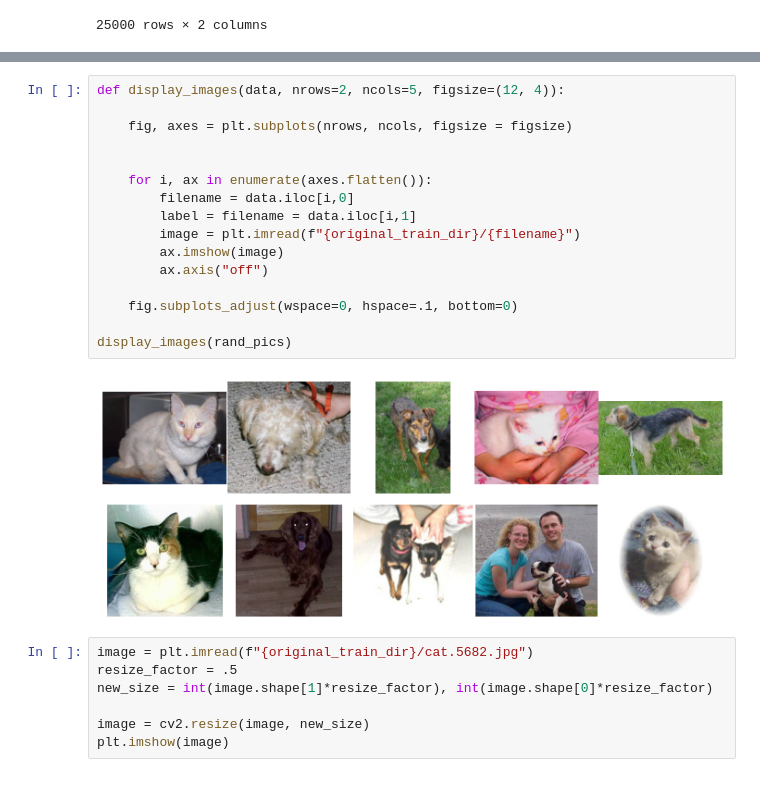
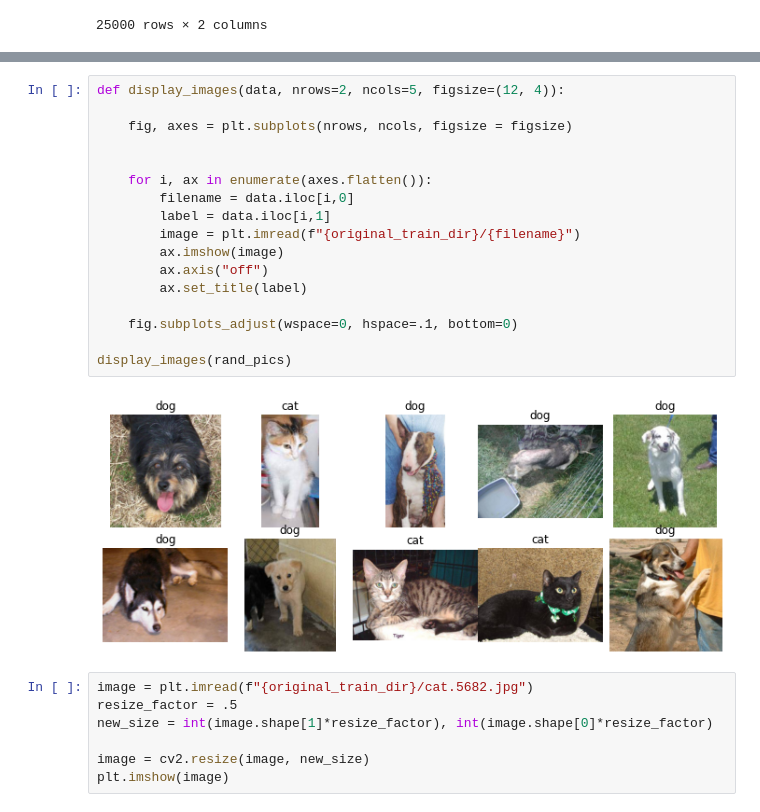
Before and after one commit to Lelelass/Deep-Learning-21, a Jupyter notebook: Labb/lab.ipynb, the cells around one changed output, grey strips where cells are left out. Saved outputs shown, nothing was run; the diff lists cells and outputs as text.

```diff
--- a/Labb/lab.ipynb
+++ b/Labb/lab.ipynb
@@ -34,21 +34,22 @@ rand_pics.iloc[2,0]
 # %%
 def display_images(data, nrows=2, ncols=5, figsize=(12, 4)):
 
     fig, axes = plt.subplots(nrows, ncols, figsize = figsize)
 
 
     for i, ax in enumerate(axes.flatten()):
         filename = data.iloc[i,0]
-        label = filename = data.iloc[i,1]
+        label = data.iloc[i,1]
         image = plt.imread(f"{original_train_dir}/{filename}")
         ax.imshow(image)
         ax.axis("off")
+        ax.set_title(label)
 
     fig.subplots_adjust(wspace=0, hspace=.1, bottom=0)
 
 display_images(rand_pics)
 # %% [output]
-[figure, old version]
+[figure, new version]
 # %%
 image = plt.imread(f"{original_train_dir}/cat.5682.jpg")
 resize_factor = .5
```
Also changed, not shown: parts of 4 cells of this notebook.
